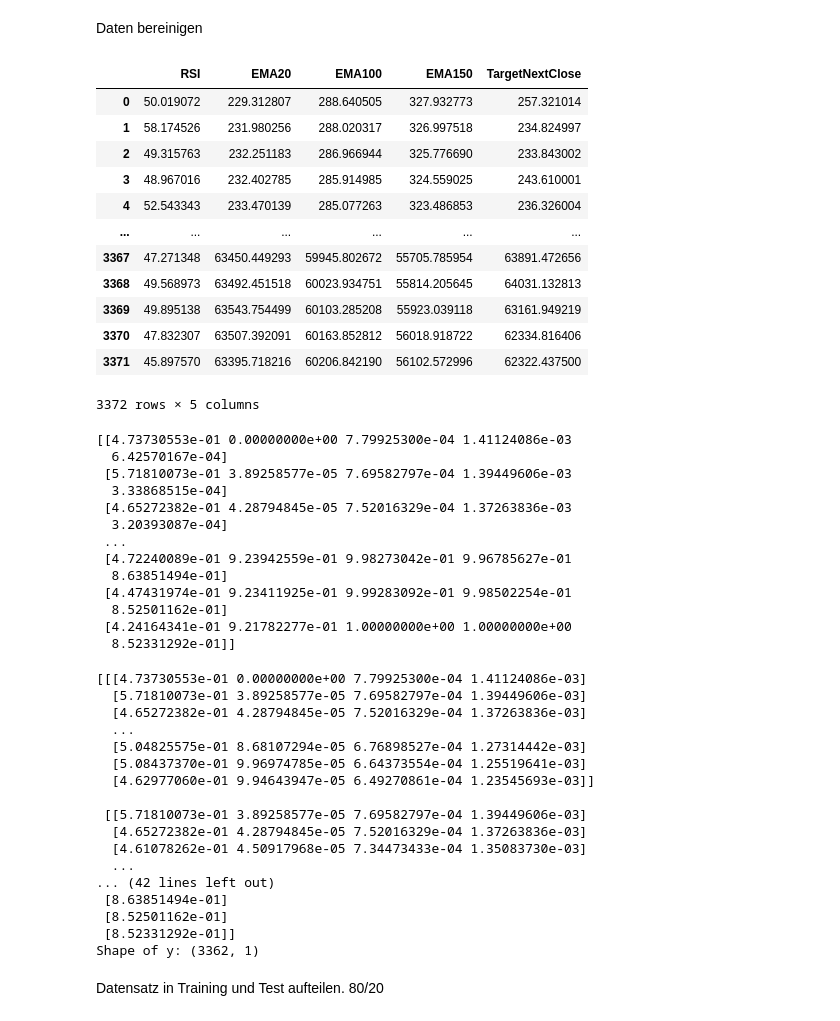
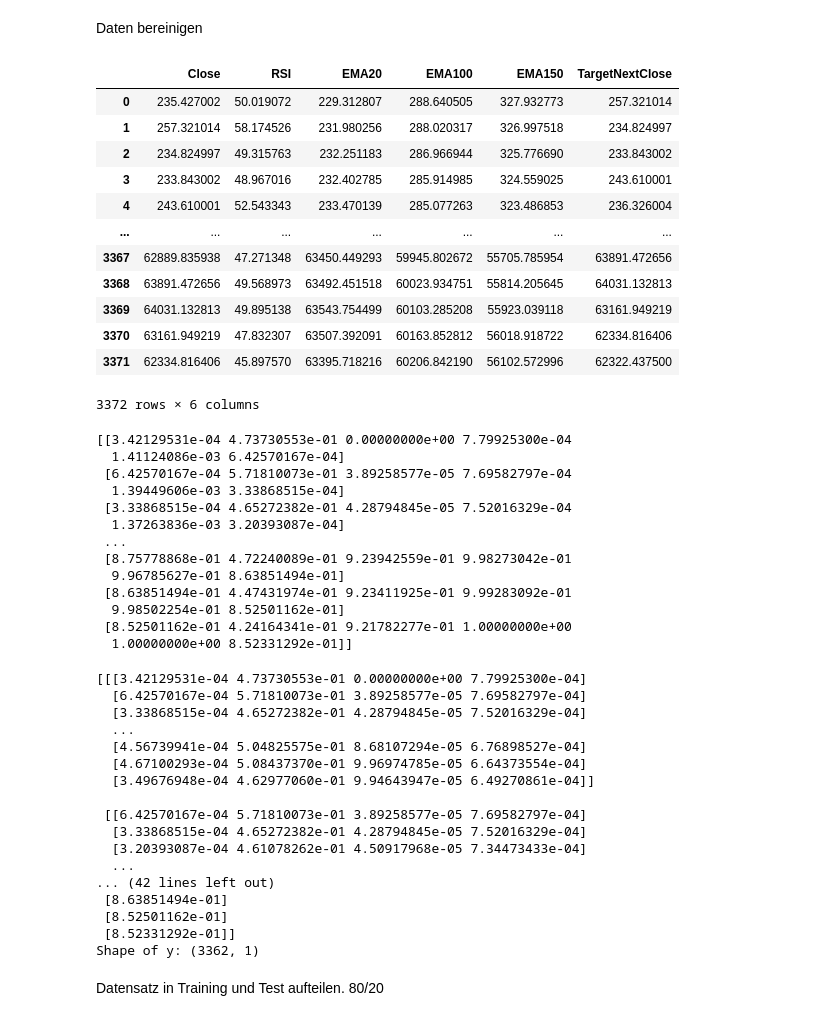
Before and after one commit to roneckenbach/BTC-Price-Movement, a Jupyter notebook: LSTM_BTC/LSTM_Preisvorhersage_BTC.ipynb, the cells around one changed output. Cells and saved outputs as stored; diff of their text form; code cells hidden in the pictures.

```diff
--- a/LSTM_BTC/LSTM_Preisvorhersage_BTC.ipynb
+++ b/LSTM_BTC/LSTM_Preisvorhersage_BTC.ipynb
@@ -176,44 +176,44 @@ Daten bereinigen
 # %%
 data_clean = data_prep
 data_clean.dropna(inplace=True)
 data_clean.reset_index(drop=True, inplace=True)
 
 #ggf nur date raus
-data_clean.drop([ 'Close', 'Date'], axis=1, inplace=True)
+data_clean.drop('Date', axis=1, inplace=True)
 data_clean
 # %% [output]
-|  | RSI | EMA20 | EMA100 | EMA150 | TargetNextClose |
-| 0 | 50.019072 | 229.312807 | 288.640505 | 327.932773 | 257.321014 |
-| 1 | 58.174526 | 231.980256 | 288.020317 | 326.997518 | 234.824997 |
-| 2 | 49.315763 | 232.251183 | 286.966944 | 325.776690 | 233.843002 |
-| 3 | 48.967016 | 232.402785 | 285.914985 | 324.559025 | 243.610001 |
-| 4 | 52.543343 | 233.470139 | 285.077263 | 323.486853 | 236.326004 |
-| ... | ... | ... | ... | ... | ... |
-| 3367 | 47.271348 | 63450.449293 | 59945.802672 | 55705.785954 | 63891.472656 |
-| 3368 | 49.568973 | 63492.451518 | 60023.934751 | 55814.205645 | 64031.132813 |
-| 3369 | 49.895138 | 63543.754499 | 60103.285208 | 55923.039118 | 63161.949219 |
-| 3370 | 47.832307 | 63507.392091 | 60163.852812 | 56018.918722 | 62334.816406 |
-| 3371 | 45.897570 | 63395.718216 | 60206.842190 | 56102.572996 | 62322.437500 |
+|  | Close | RSI | EMA20 | EMA100 | EMA150 | TargetNextClose |
+| 0 | 235.427002 | 50.019072 | 229.312807 | 288.640505 | 327.932773 | 257.321014 |
+| 1 | 257.321014 | 58.174526 | 231.980256 | 288.020317 | 326.997518 | 234.824997 |
+| 2 | 234.824997 | 49.315763 | 232.251183 | 286.966944 | 325.776690 | 233.843002 |
+| 3 | 233.843002 | 48.967016 | 232.402785 | 285.914985 | 324.559025 | 243.610001 |
+| 4 | 243.610001 | 52.543343 | 233.470139 | 285.077263 | 323.486853 | 236.326004 |
+| ... | ... | ... | ... | ... | ... | ... |
+| 3367 | 62889.835938 | 47.271348 | 63450.449293 | 59945.802672 | 55705.785954 | 63891.472656 |
+| 3368 | 63891.472656 | 49.568973 | 63492.451518 | 60023.934751 | 55814.205645 | 64031.132813 |
+| 3369 | 64031.132813 | 49.895138 | 63543.754499 | 60103.285208 | 55923.039118 | 63161.949219 |
+| 3370 | 63161.949219 | 47.832307 | 63507.392091 | 60163.852812 | 56018.918722 | 62334.816406 |
+| 3371 | 62334.816406 | 45.897570 | 63395.718216 | 60206.842190 | 56102.572996 | 62322.437500 |
-3372 rows × 5 columns
+3372 rows × 6 columns
 # %%
 from sklearn.preprocessing import MinMaxScaler
 sc = MinMaxScaler(feature_range=(0,1))
 df_scaled = sc.fit_transform(data_clean)
 print(df_scaled)
 # %% [output]
-[[4.73730553e-01 0.00000000e+00 7.79925300e-04 1.41124086e-03
-  6.42570167e-04]
- [5.71810073e-01 3.89258577e-05 7.69582797e-04 1.39449606e-03
-  3.33868515e-04]
- [4.65272382e-01 4.28794845e-05 7.52016329e-04 1.37263836e-03
-  3.20393087e-04]
+[[3.42129531e-04 4.73730553e-01 0.00000000e+00 7.79925300e-04
+  1.41124086e-03 6.42570167e-04]
+ [6.42570167e-04 5.71810073e-01 3.89258577e-05 7.69582797e-04
+  1.39449606e-03 3.33868515e-04]
+ [3.33868515e-04 4.65272382e-01 4.28794845e-05 7.52016329e-04
+  1.37263836e-03 3.20393087e-04]
  ...
- [4.72240089e-01 9.23942559e-01 9.98273042e-01 9.96785627e-01
-  8.63851494e-01]
- [4.47431974e-01 9.23411925e-01 9.99283092e-01 9.98502254e-01
-  8.52501162e-01]
- [4.24164341e-01 9.21782277e-01 1.00000000e+00 1.00000000e+00
-  8.52331292e-01]]
+ [8.75778868e-01 4.72240089e-01 9.23942559e-01 9.98273042e-01
+  9.96785627e-01 8.63851494e-01]
+ [8.63851494e-01 4.47431974e-01 9.23411925e-01 9.99283092e-01
+  9.98502254e-01 8.52501162e-01]
+ [8.52501162e-01 4.24164341e-01 9.21782277e-01 1.00000000e+00
+  1.00000000e+00 8.52331292e-01]]
 # %%
 # backcandles = windowing
 backcandles = 10
@@ -240,17 +240,17 @@ print("Shape of X:", X.shape)
 print(y)
 print("Shape of y:", y.shape)
 # %% [output]
-[[[4.73730553e-01 0.00000000e+00 7.79925300e-04 1.41124086e-03]
-  [5.71810073e-01 3.89258577e-05 7.69582797e-04 1.39449606e-03]
-  [4.65272382e-01 4.28794845e-05 7.52016329e-04 1.37263836e-03]
+[[[3.42129531e-04 4.73730553e-01 0.00000000e+00 7.79925300e-04]
+  [6.42570167e-04 5.71810073e-01 3.89258577e-05 7.69582797e-04]
+  [3.33868515e-04 4.65272382e-01 4.28794845e-05 7.52016329e-04]
   ...
-  [5.04825575e-01 8.68107294e-05 6.76898527e-04 1.27314442e-03]
-  [5.08437370e-01 9.96974785e-05 6.64373554e-04 1.25519641e-03]
-  [4.62977060e-01 9.94643947e-05 6.49270861e-04 1.23545693e-03]]
+  [4.56739941e-04 5.04825575e-01 8.68107294e-05 6.76898527e-04]
+  [4.67100293e-04 5.08437370e-01 9.96974785e-05 6.64373554e-04]
+  [3.49676948e-04 4.62977060e-01 9.94643947e-05 6.49270861e-04]]
 
- [[5.71810073e-01 3.89258577e-05 7.69582797e-04 1.39449606e-03]
-  [4.65272382e-01 4.28794845e-05 7.52016329e-04 1.37263836e-03]
-  [4.61078262e-01 4.50917968e-05 7.34473433e-04 1.35083730e-03]
+ [[6.42570167e-04 5.71810073e-01 3.89258577e-05 7.69582797e-04]
+  [3.33868515e-04 4.65272382e-01 4.28794845e-05 7.52016329e-04]
+  [3.20393087e-04 4.61078262e-01 4.50917968e-05 7.34473433e-04]
   ...
 ... (42 lines left out)
  [8.63851494e-01]
```
Also changed, not shown: parts of 4 cells of this notebook, 2 other files.
